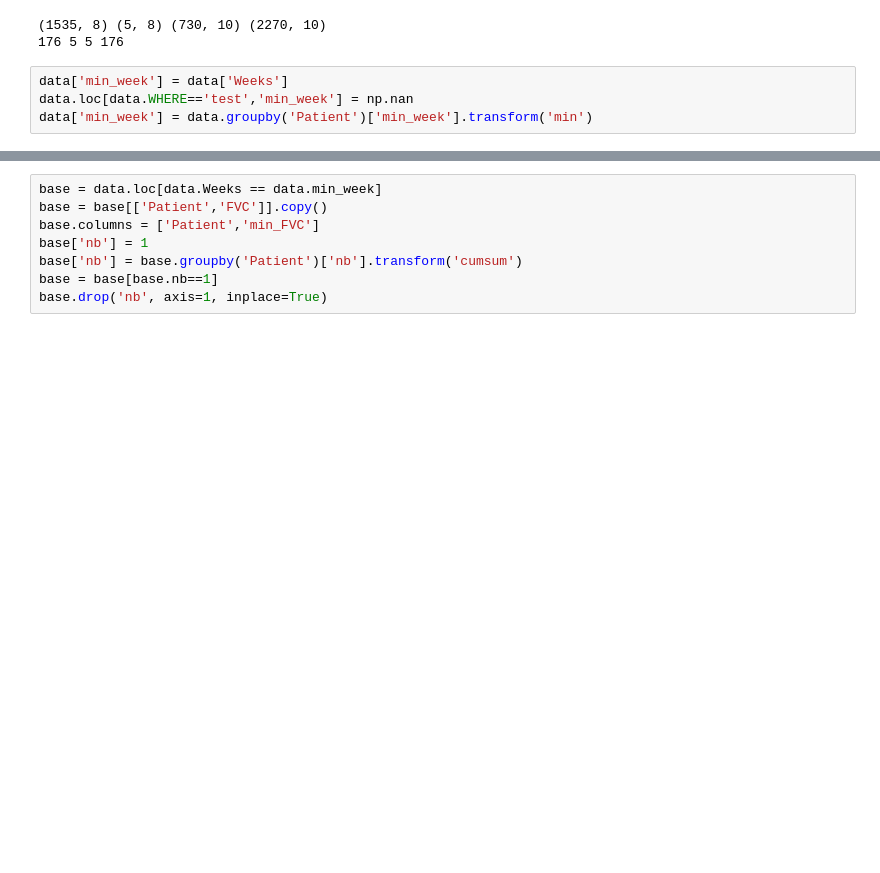
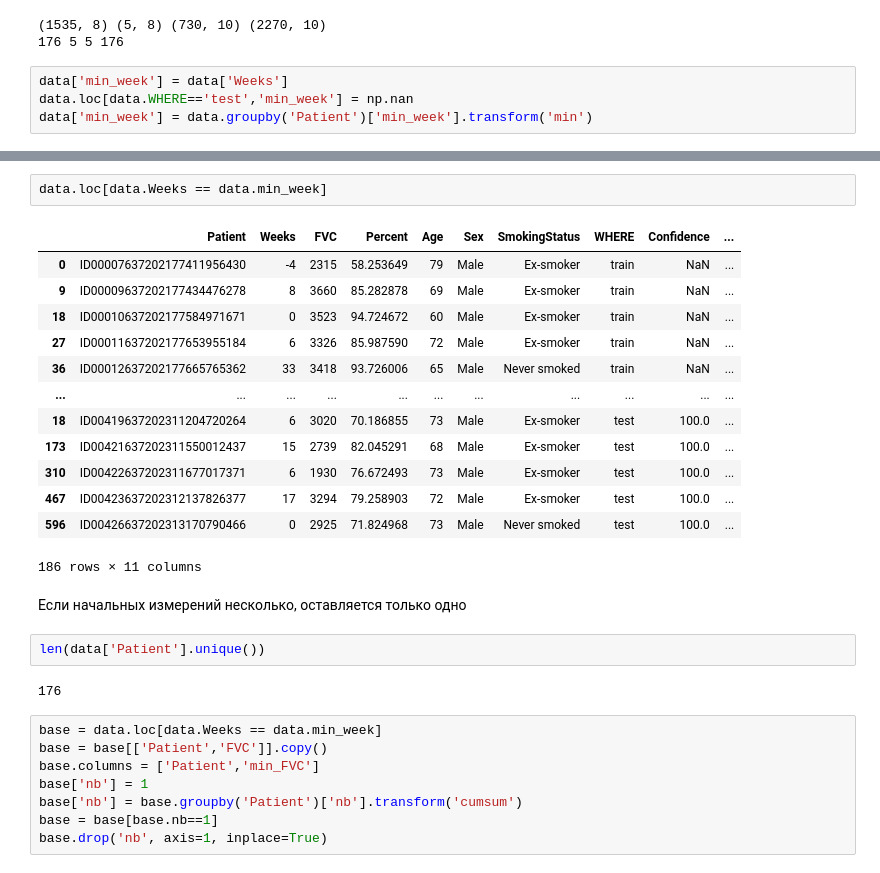
Before and after one commit to prohor33/osic-pfp, a Jupyter notebook: exps/higher-lb-score-by-tuning-mloss-upgrade/higher-lb-score-by-tuning-mloss-upgrade-097767.ipynb, the cells around one changed output, grey strips where cells are left out. Cells and saved outputs as stored; diff of their text form; blank space fills up the shorter version.

```diff
--- a/exps/higher-lb-score-by-tuning-mloss-upgrade/higher-lb-score-by-tuning-mloss-upgrade-097767.ipynb
+++ b/exps/higher-lb-score-by-tuning-mloss-upgrade/higher-lb-score-by-tuning-mloss-upgrade-097767.ipynb
@@ -420,3 +468,25 @@ data['min_week'] = data.groupby('Patient')['min_week'].transform('min')
+# %%
+data.loc[data.Weeks == data.min_week]
+# %% [output]
+|  | Patient | Weeks | FVC | Percent | Age | Sex | SmokingStatus | WHERE | Confidence | ... |
+| 0 | ID00007637202177411956430 | -4 | 2315 | 58.253649 | 79 | Male | Ex-smoker | train | NaN | ... |
+| 9 | ID00009637202177434476278 | 8 | 3660 | 85.282878 | 69 | Male | Ex-smoker | train | NaN | ... |
+| 18 | ID00010637202177584971671 | 0 | 3523 | 94.724672 | 60 | Male | Ex-smoker | train | NaN | ... |
+| 27 | ID00011637202177653955184 | 6 | 3326 | 85.987590 | 72 | Male | Ex-smoker | train | NaN | ... |
+| 36 | ID00012637202177665765362 | 33 | 3418 | 93.726006 | 65 | Male | Never smoked | train | NaN | ... |
+| ... | ... | ... | ... | ... | ... | ... | ... | ... | ... | ... |
+| 18 | ID00419637202311204720264 | 6 | 3020 | 70.186855 | 73 | Male | Ex-smoker | test | 100.0 | ... |
+| 173 | ID00421637202311550012437 | 15 | 2739 | 82.045291 | 68 | Male | Ex-smoker | test | 100.0 | ... |
+| 310 | ID00422637202311677017371 | 6 | 1930 | 76.672493 | 73 | Male | Ex-smoker | test | 100.0 | ... |
+| 467 | ID00423637202312137826377 | 17 | 3294 | 79.258903 | 72 | Male | Ex-smoker | test | 100.0 | ... |
+| 596 | ID00426637202313170790466 | 0 | 2925 | 71.824968 | 73 | Male | Never smoked | test | 100.0 | ... |
+186 rows × 11 columns
+# %% [markdown]
+Если начальных измерений несколько, оставляется только одно
+# %%
+len(data['Patient'].unique())
+# %% [output]
+176
 # %%
 base = data.loc[data.Weeks == data.min_week]
 base = base[['Patient','FVC']].copy()
```
Also changed, not shown: parts of 5 cells of this notebook.
